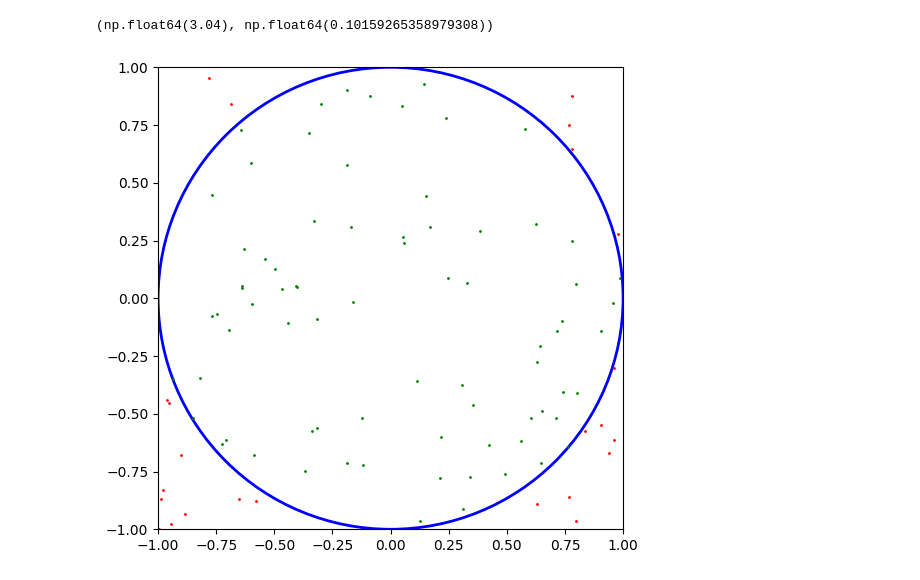
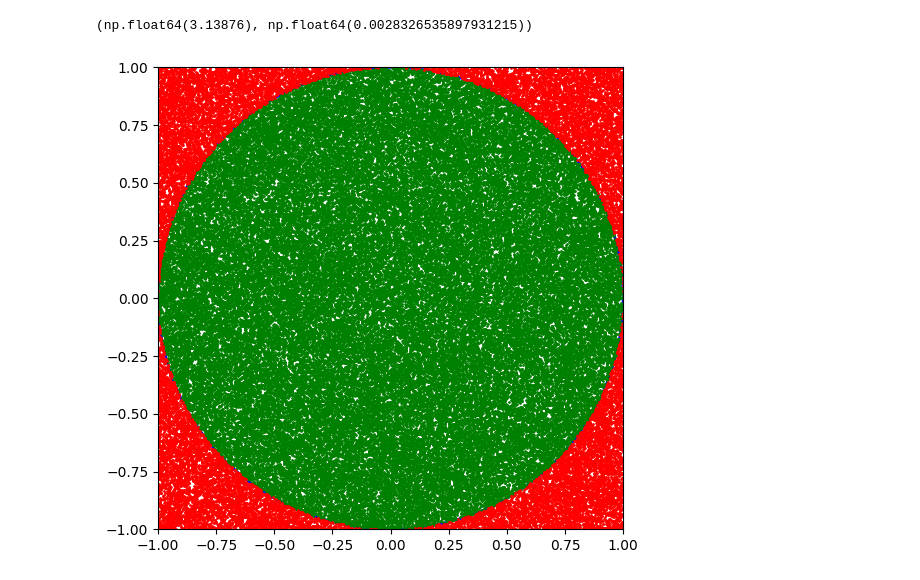
Before and after one commit to dan035-ucsd/MATH-102, a Jupyter notebook: math114/HW1/HW1.ipynb, the cells around one changed output. Drawn from its saved outputs; the diff is of its cells as text; code cells hidden in the pictures.

```diff
--- a/math114/HW1/HW1.ipynb
+++ b/math114/HW1/HW1.ipynb
@@ -1,34 +1,32 @@
 # %%
 import numpy as np
 import matplotlib.pyplot as plt
 import matplotlib.patches as patches
 
 # add plot of unit circle
 fig, ax = plt.subplots(figsize=(6, 6))
 circle = patches.Circle((0, 0), 1, edgecolor='blue', facecolor='none', linewidth=2)
 ax.add_patch(circle)
 ax.set_xlim(-1, 1)
 ax.set_ylim(-1, 1)
 
 # generate random points and plot them
-rng = np.random.default_rng(714)
-N = 100
+rng = np.random.default_rng(1221)
+N = 100000
 x = rng.uniform(-1, 1, N)
 y = rng.uniform(-1, 1, N)
 inside_circle = x**2 + y**2 <= 1
 ax.scatter(x[inside_circle], y[inside_circle], color='green', s=1)
 ax.scatter(x[~inside_circle], y[~inside_circle], color='red', s=1)
 
 # estimate pi
 tau = inside_circle.sum()
 pi_est = 4 * tau / N
-pi_est
 
 # error term
 error = abs(np.pi - pi_est)
-error
 
 (pi_est, error)
 # %% [output]
-(np.float64(3.04), np.float64(0.10159265358979308))
+(np.float64(3.13876), np.float64(0.0028326535897931215))
-[figure, old version]
+[figure, new version]
```
Also changed, not shown: 20 other files.
